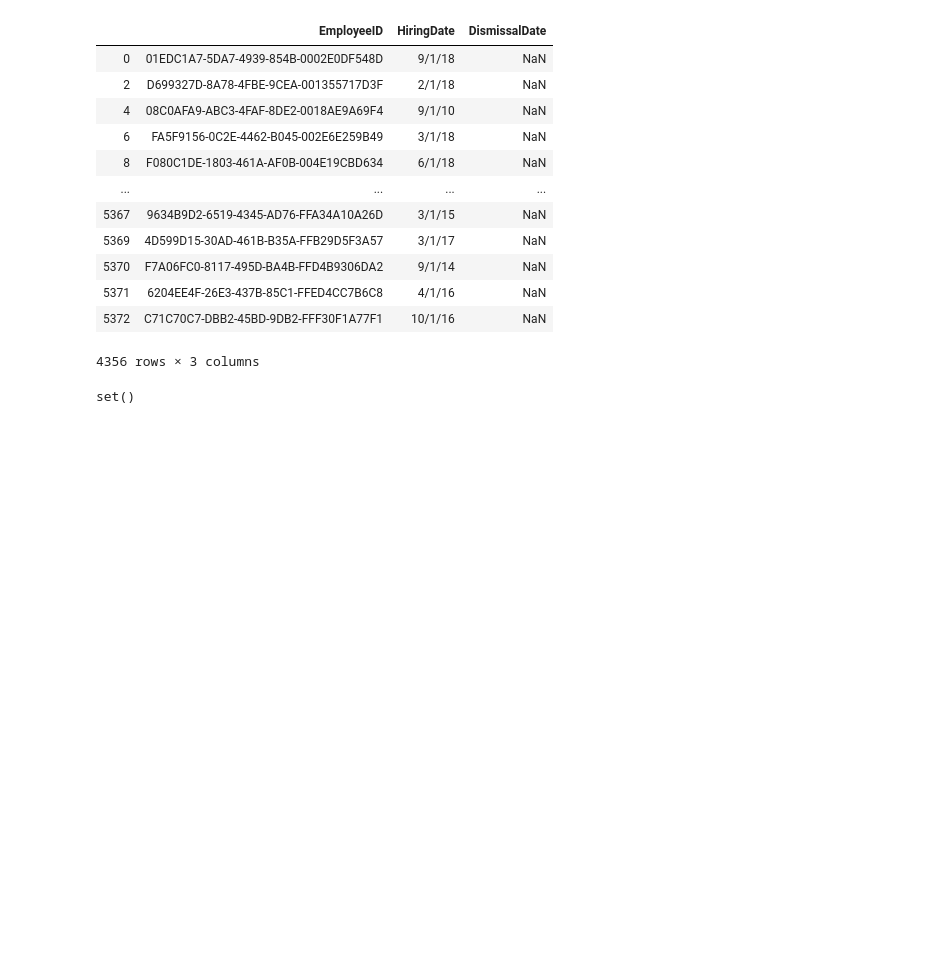
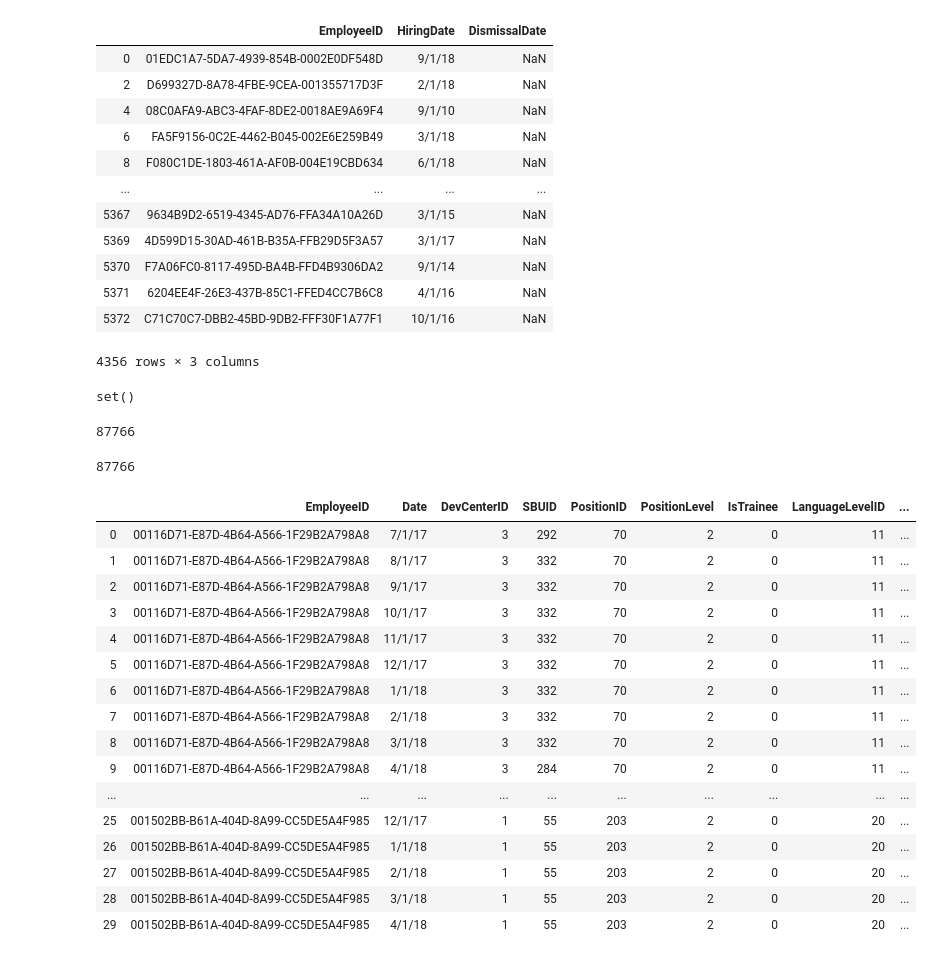
Before and after one commit to nazariinyzhnyk/hackathon-soft-serve-2020, a Jupyter notebook: notebooks/data_exploration.ipynb, the cells around one changed output. Drawn from its saved outputs; the diff is of its cells as text; code cells hidden in the pictures; blank space fills up the shorter version.

```diff
--- a/notebooks/data_exploration.ipynb
+++ b/notebooks/data_exploration.ipynb
@@ -4,6 +4,8 @@ import os
 import pandas as pd
 import matplotlib.pyplot as plt
 %matplotlib inline
+# %%
+pd.set_option('display.max_columns', 500)
 # %%
 DATA_DIR = os.path.join('..', 'data')
 os.listdir(DATA_DIR)
@@ -50,3 +52,33 @@ empls[empls['DismissalDate'].isnull()]
 set(sbmsn.EmployeeID) - set(empls.EmployeeID)
 # %% [output]
 set()
+# %%
+len(hist)
+# %% [output]
+87766
+# %%
+df = hist.merge(empls)
+# %%
+len(df)
+# %% [output]
+87766
+# %%
+df.head(30)
+# %% [output]
+|  | EmployeeID | Date | DevCenterID | SBUID | PositionID | PositionLevel | IsTrainee | LanguageLevelID | ... |
+| 0 | 00116D71-E87D-4B64-A566-1F29B2A798A8 | 7/1/17 | 3 | 292 | 70 | 2 | 0 | 11 | ... |
+| 1 | 00116D71-E87D-4B64-A566-1F29B2A798A8 | 8/1/17 | 3 | 332 | 70 | 2 | 0 | 11 | ... |
+| 2 | 00116D71-E87D-4B64-A566-1F29B2A798A8 | 9/1/17 | 3 | 332 | 70 | 2 | 0 | 11 | ... |
+| 3 | 00116D71-E87D-4B64-A566-1F29B2A798A8 | 10/1/17 | 3 | 332 | 70 | 2 | 0 | 11 | ... |
+| 4 | 00116D71-E87D-4B64-A566-1F29B2A798A8 | 11/1/17 | 3 | 332 | 70 | 2 | 0 | 11 | ... |
+| 5 | 00116D71-E87D-4B64-A566-1F29B2A798A8 | 12/1/17 | 3 | 332 | 70 | 2 | 0 | 11 | ... |
+| 6 | 00116D71-E87D-4B64-A566-1F29B2A798A8 | 1/1/18 | 3 | 332 | 70 | 2 | 0 | 11 | ... |
+| 7 | 00116D71-E87D-4B64-A566-1F29B2A798A8 | 2/1/18 | 3 | 332 | 70 | 2 | 0 | 11 | ... |
+| 8 | 00116D71-E87D-4B64-A566-1F29B2A798A8 | 3/1/18 | 3 | 332 | 70 | 2 | 0 | 11 | ... |
+| 9 | 00116D71-E87D-4B64-A566-1F29B2A798A8 | 4/1/18 | 3 | 284 | 70 | 2 | 0 | 11 | ... |
+| ... | ... | ... | ... | ... | ... | ... | ... | ... | ... |
+| 25 | 001502BB-B61A-404D-8A99-CC5DE5A4F985 | 12/1/17 | 1 | 55 | 203 | 2 | 0 | 20 | ... |
+| 26 | 001502BB-B61A-404D-8A99-CC5DE5A4F985 | 1/1/18 | 1 | 55 | 203 | 2 | 0 | 20 | ... |
+| 27 | 001502BB-B61A-404D-8A99-CC5DE5A4F985 | 2/1/18 | 1 | 55 | 203 | 2 | 0 | 20 | ... |
+| 28 | 001502BB-B61A-404D-8A99-CC5DE5A4F985 | 3/1/18 | 1 | 55 | 203 | 2 | 0 | 20 | ... |
+| 29 | 001502BB-B61A-404D-8A99-CC5DE5A4F985 | 4/1/18 | 1 | 55 | 203 | 2 | 0 | 20 | ... |
```
Also changed, not shown: parts of 3 cells of this notebook, 6 other files.
